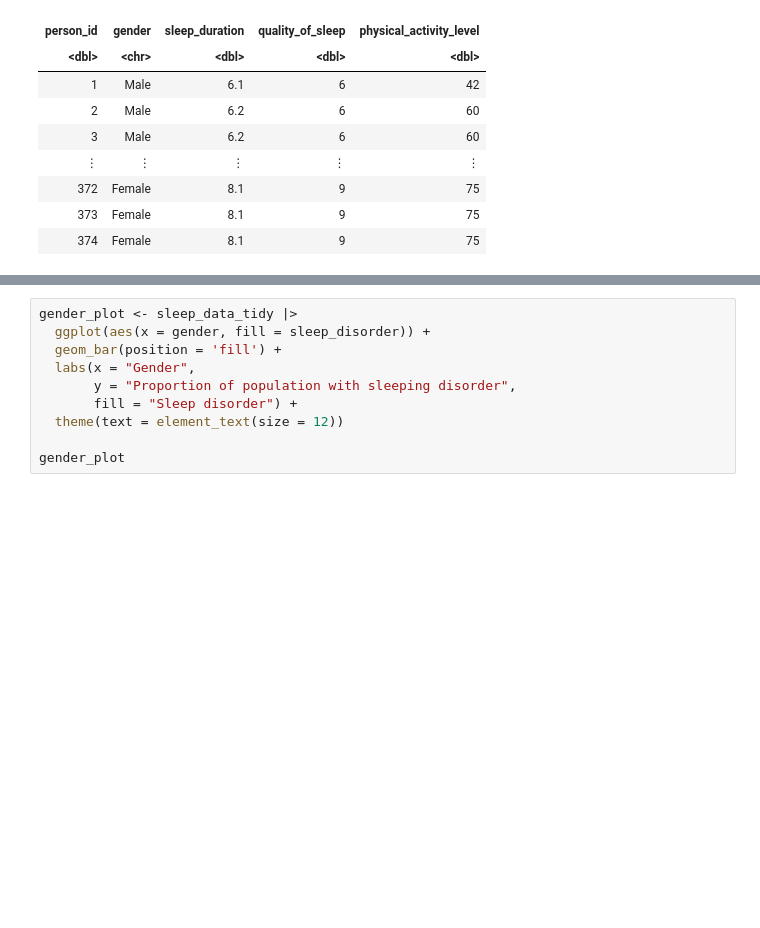
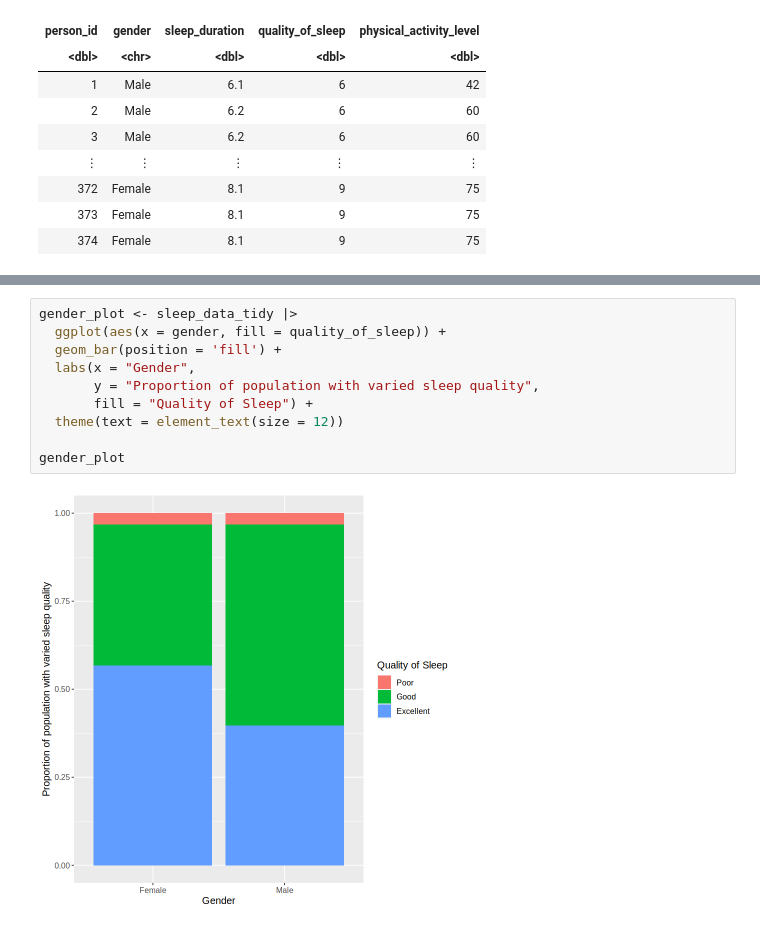
Before and after one commit to ptank1/dsci-100-2023w1-group-30, a Jupyter notebook: sleep_data_analysis.ipynb, the cells around one changed output, grey strips where cells are left out. Drawn from its saved outputs; the diff is of its cells as text; blank space fills up the shorter version.

```diff
--- a/sleep_data_analysis.ipynb
+++ b/sleep_data_analysis.ipynb
@@ -192,10 +193,12 @@ physical_activity_plot
 # %%
 gender_plot <- sleep_data_tidy |>
-  ggplot(aes(x = gender, fill = sleep_disorder)) +
+  ggplot(aes(x = gender, fill = quality_of_sleep)) +
   geom_bar(position = 'fill') +
   labs(x = "Gender",
-       y = "Proportion of population with sleeping disorder",
-       fill = "Sleep disorder") +
+       y = "Proportion of population with varied sleep quality",
+       fill = "Quality of Sleep") +
   theme(text = element_text(size = 12))
 
 gender_plot
+# %% [output]
+[figure, added]
```
Also changed, not shown: parts of 9 cells of this notebook.
